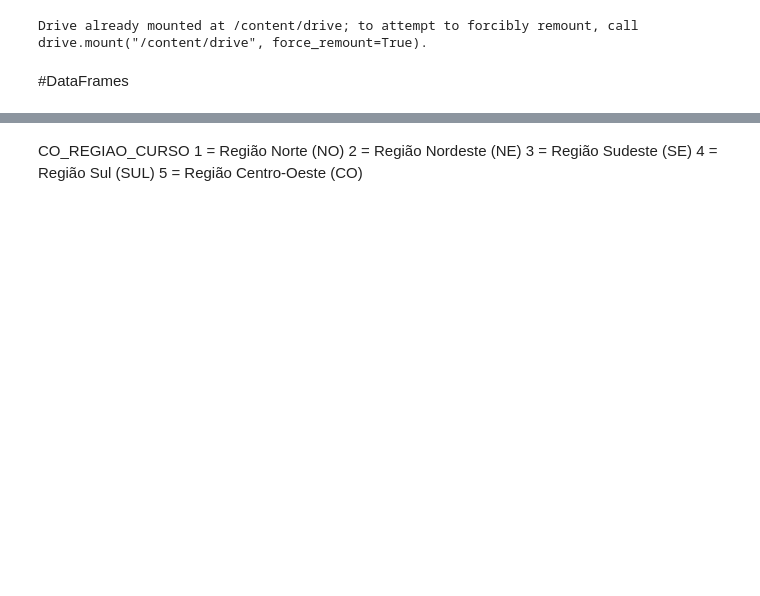
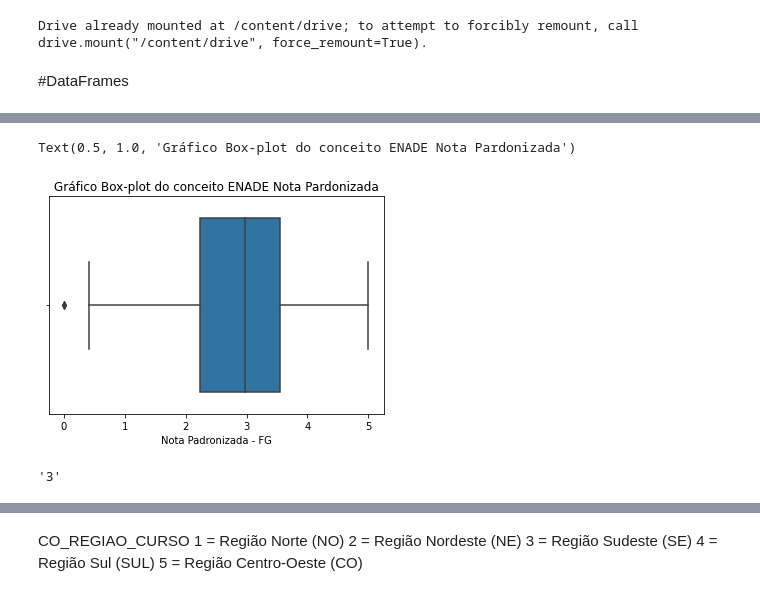
Before and after one commit to franklinperseuDS/TrabalhoModulo03, a Jupyter notebook: trabalhoEstatistica.ipynb, the cells around one changed output, grey strips where cells are left out. Saved outputs shown, nothing was run; the diff lists cells and outputs as text; code cells hidden in the pictures; blank space fills up the shorter version.

```diff
--- a/trabalhoEstatistica.ipynb
+++ b/trabalhoEstatistica.ipynb
@@ -56,0 +113,9 @@ Index(['DS_VT_ACE_OFG', 'DS_VT_ESC_OCE', 'DS_VT_ACE_OCE', 'TP_PRES',
+# %%
+se.boxplot(dfMedicinaC['Nota Padronizada - FG']).set_title('Gráfico Box-plot do conceito ENADE Nota Pardonizada FG')
+# %% [output]
+Text(0.5, 1.0, 'Gráfico Box-plot do conceito ENADE Nota Pardonizada')
+[figure, added]
+# %%
+dfMedicinaC['Conceito Enade (Faixa)'][0]
+# %% [output]
+'3'
```
Also changed, not shown: parts of 37 cells of this notebook.
